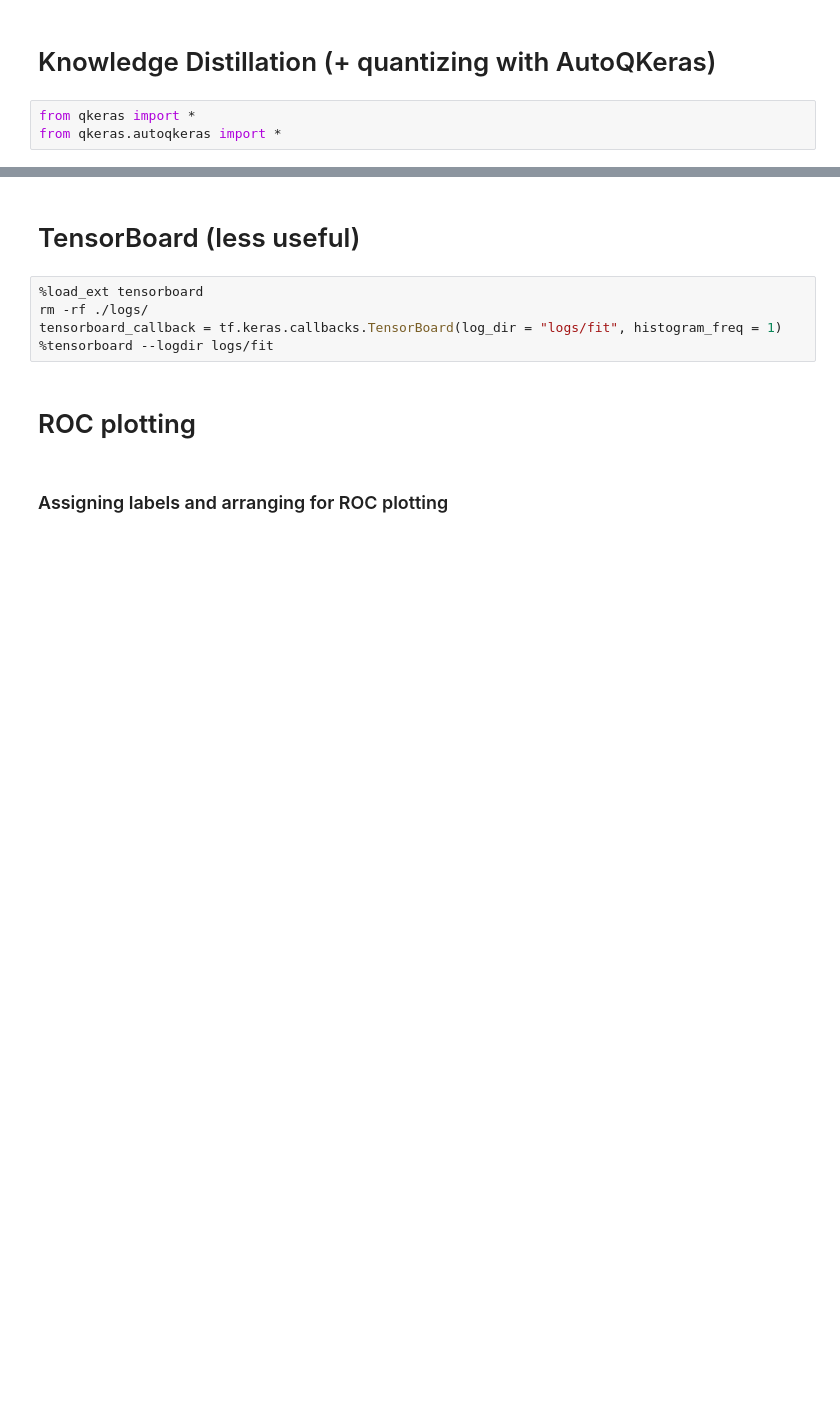
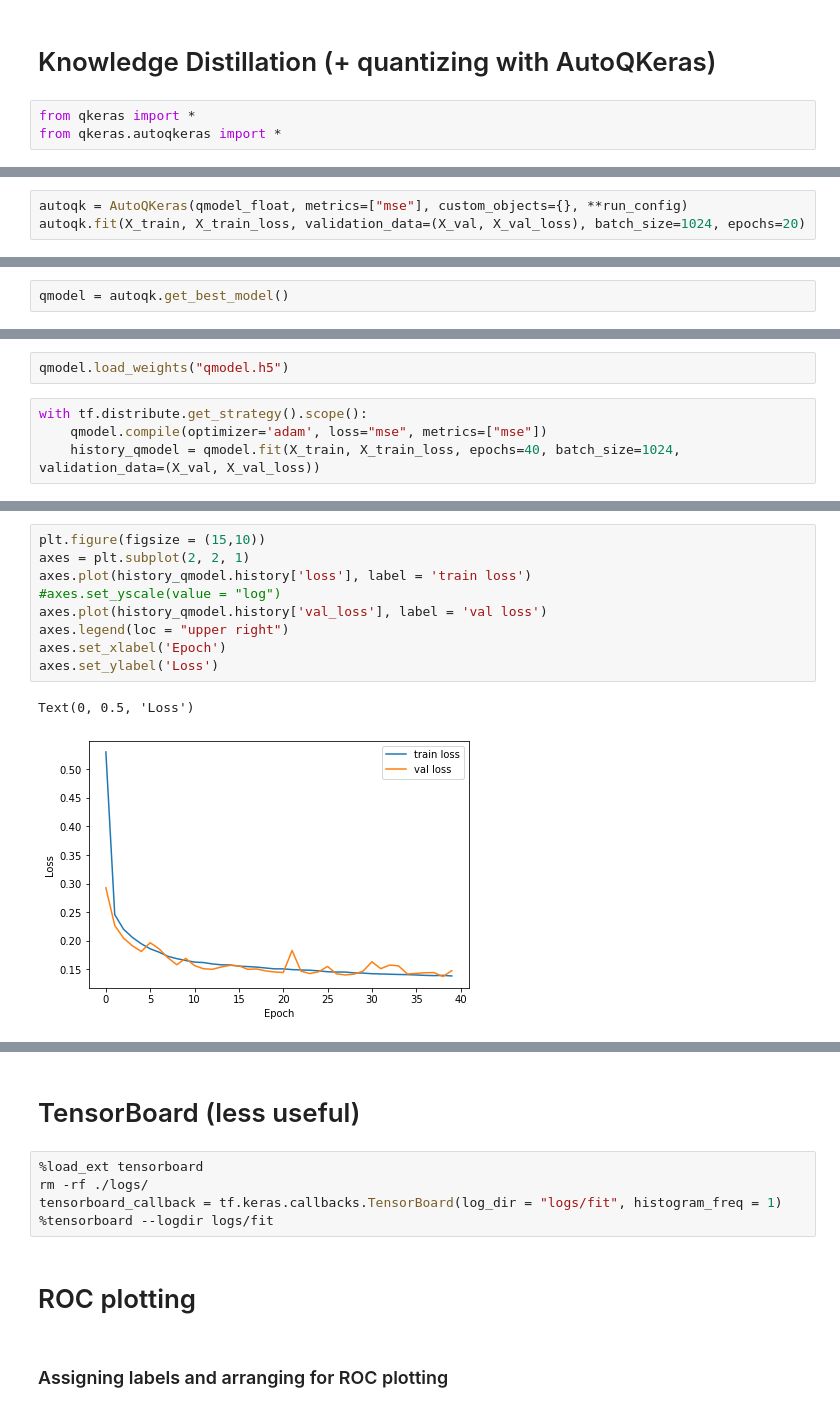
Before and after one commit to hftsoi/ML_CMSL1CaloTrigger, a Jupyter notebook: ConvAE_training.ipynb, the cells around one changed output, grey strips where cells are left out. Cells and saved outputs as stored; diff of their text form; blank space fills up the shorter version.

Commit message:
add automatic quantization with AutoQKeras

```diff
--- a/ConvAE_training.ipynb
+++ b/ConvAE_training.ipynb
@@ -723,0 +965,3 @@ from qkeras.autoqkeras import *
+# %%
+autoqk = AutoQKeras(qmodel_float, metrics=["mse"], custom_objects={}, **run_config)
+autoqk.fit(X_train, X_train_loss, validation_data=(X_val, X_val_loss), batch_size=1024, epochs=20)
@@ -723,0 +976,2 @@ from qkeras.autoqkeras import *
+# %%
+qmodel = autoqk.get_best_model()
@@ -723,0 +998,6 @@ from qkeras.autoqkeras import *
+# %%
+qmodel.load_weights("qmodel.h5")
+# %%
+with tf.distribute.get_strategy().scope():
+    qmodel.compile(optimizer='adam', loss="mse", metrics=["mse"])
+    history_qmodel = qmodel.fit(X_train, X_train_loss, epochs=40, batch_size=1024, validation_data=(X_val, X_val_loss))
@@ -723,0 +1025,12 @@ from qkeras.autoqkeras import *
+# %%
+plt.figure(figsize = (15,10))
+axes = plt.subplot(2, 2, 1)
+axes.plot(history_qmodel.history['loss'], label = 'train loss')
+#axes.set_yscale(value = "log")
+axes.plot(history_qmodel.history['val_loss'], label = 'val loss')
+axes.legend(loc = "upper right")
+axes.set_xlabel('Epoch')
+axes.set_ylabel('Loss')
+# %% [output]
+Text(0, 0.5, 'Loss')
+[figure, added]
```
Also changed, not shown: parts of 32 cells of this notebook, 5 other files.
